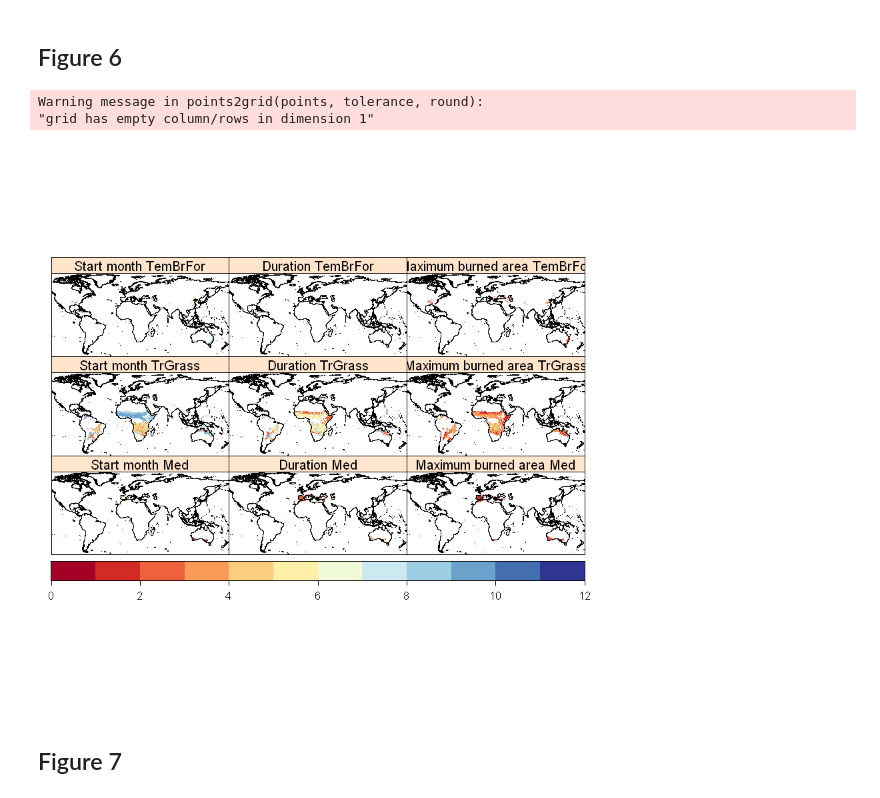
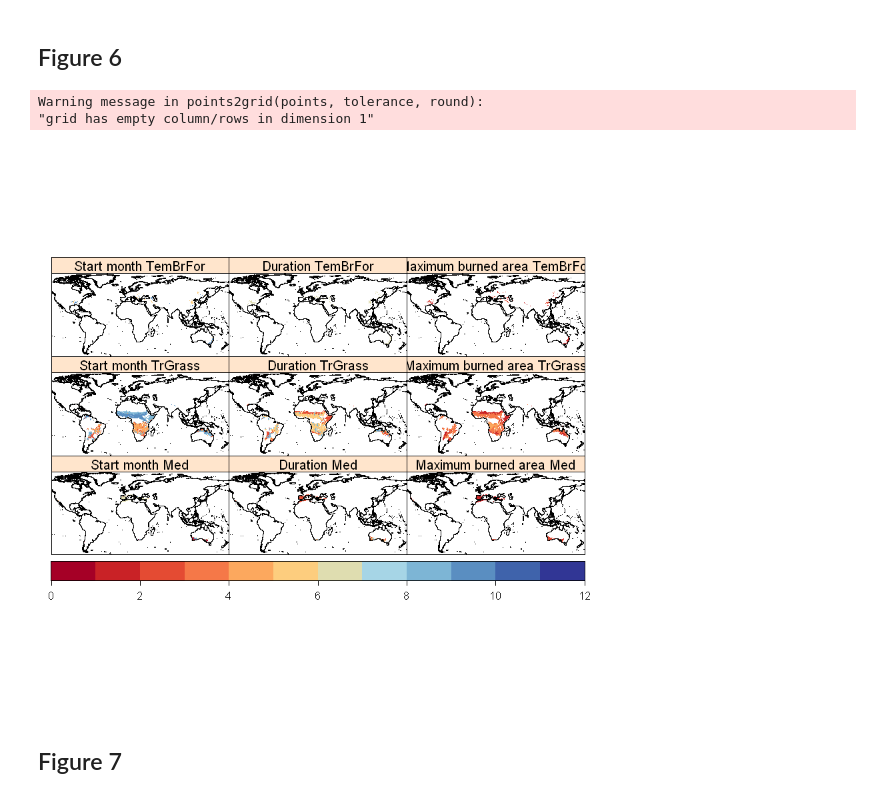
Before and after one commit to MarcosVM98/TFM, a Jupyter notebook: notebooks/Figures.ipynb, the cells around one changed output. Saved outputs shown, nothing was run; the diff lists cells and outputs as text; code cells hidden in the pictures.

Commit message:
New version of the figures

```diff
--- a/notebooks/Figures.ipynb
+++ b/notebooks/Figures.ipynb
@@ -545,36 +545,36 @@ plot.fire.seasons <- function (coords, fireSeasons, df, biomes, Shape, mode = 1,
         }
 
         j = j + 1
 
     }
     if (mode == 2){# Store the value of each variable in one new column of the data frame
         df1 <- cbind.data.frame(df1, start.month, duration, max.ba)
         names.attr[1] = 'Start month'
         names.attr[2] = 'Duration'
         names.attr[3] = 'Maximum burned area'
     }
 
     # Plot the data
-    arg.list <- list(col.regions = colorRampPalette(brewer.pal(11, "RdYlBu"))(12), at = seq(0, 12, 1),
+    arg.list <- list(col.regions = colorRampPalette(brewer.pal(11, "RdYlBu")[-c(6,7)])(12), at = seq(0, 12, 1),
                          colorkey = list(space = 'bottom'), layout = layout, as.table = T)# labels = month.abb
 
     coordinates(df1) <- c(1,2)
     gridded(df1) <- TRUE
-    arg.list[["sp.layout"]] <- list("sp.lines", coast.lines)# lineas de costa más finas
+    arg.list[["sp.layout"]] <- list("sp.lines", coast.lines, lwd = 0.05)
     arg.list[["obj"]] <- df1
     arg.list[['names.attr']] <- names.attr
     arg.list[["ylim"]] <-  c(-60,85)
     arg.list[["xlim"]] <- c(-130,180)
     do.call("spplot", arg.list) %>% print()
 }
 
 #pdf(file="Figures/Figure6.pdf", height = 10, width = 14)
 plot.fire.seasons(masked_coords, fireSeason_def_2, log10(df_masked + 1), c(4,7,12), 1)
 #dev.off()
 # %% [output]
 Warning message in points2grid(points, tolerance, round):
 "grid has empty column/rows in dimension 1"
-[figure, old version]
+[figure, new version]
 # %% [markdown]
 ## Figure 7
 # %%
```
Also changed, not shown: parts of 4 cells of this notebook, 20 other files.
